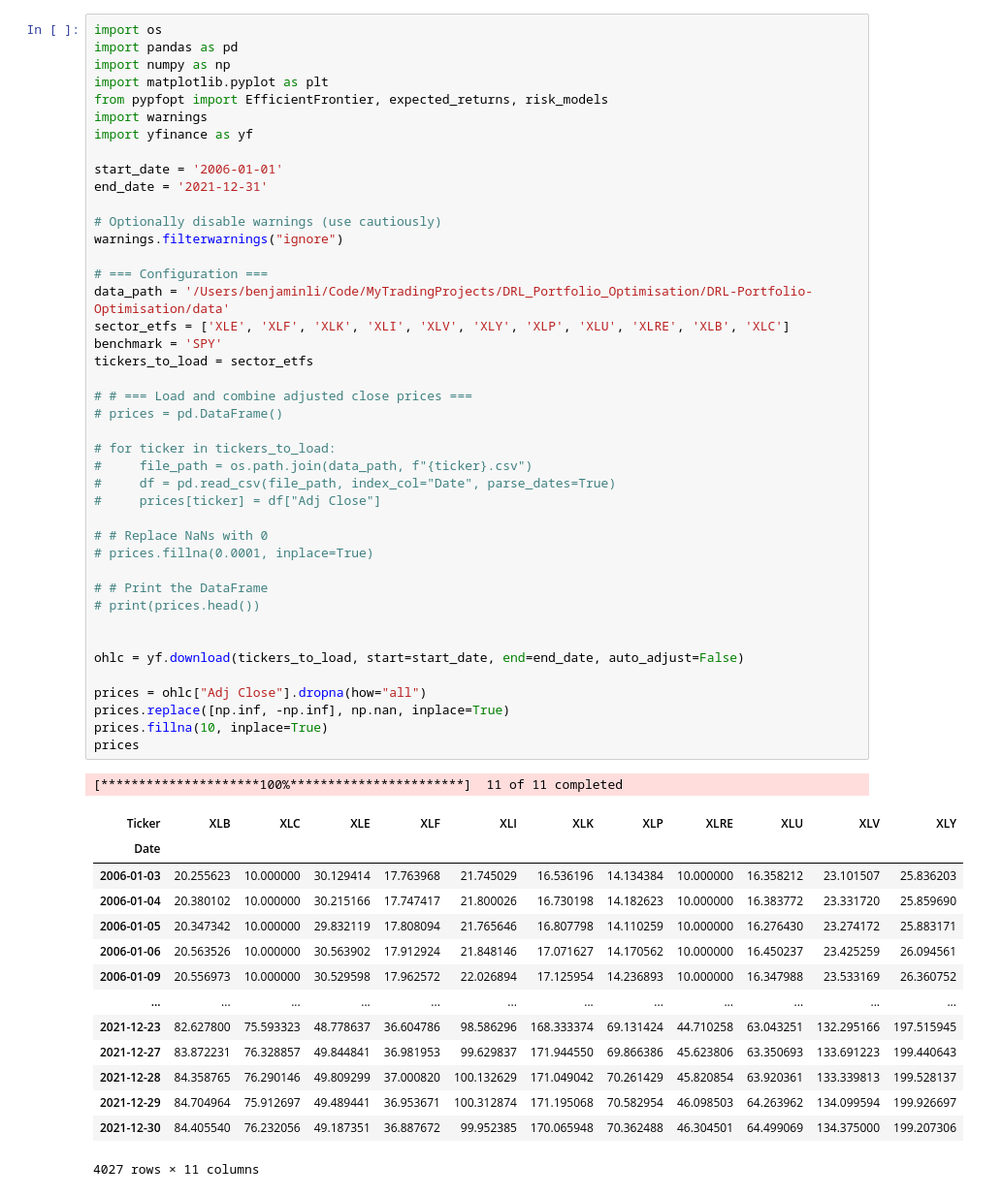
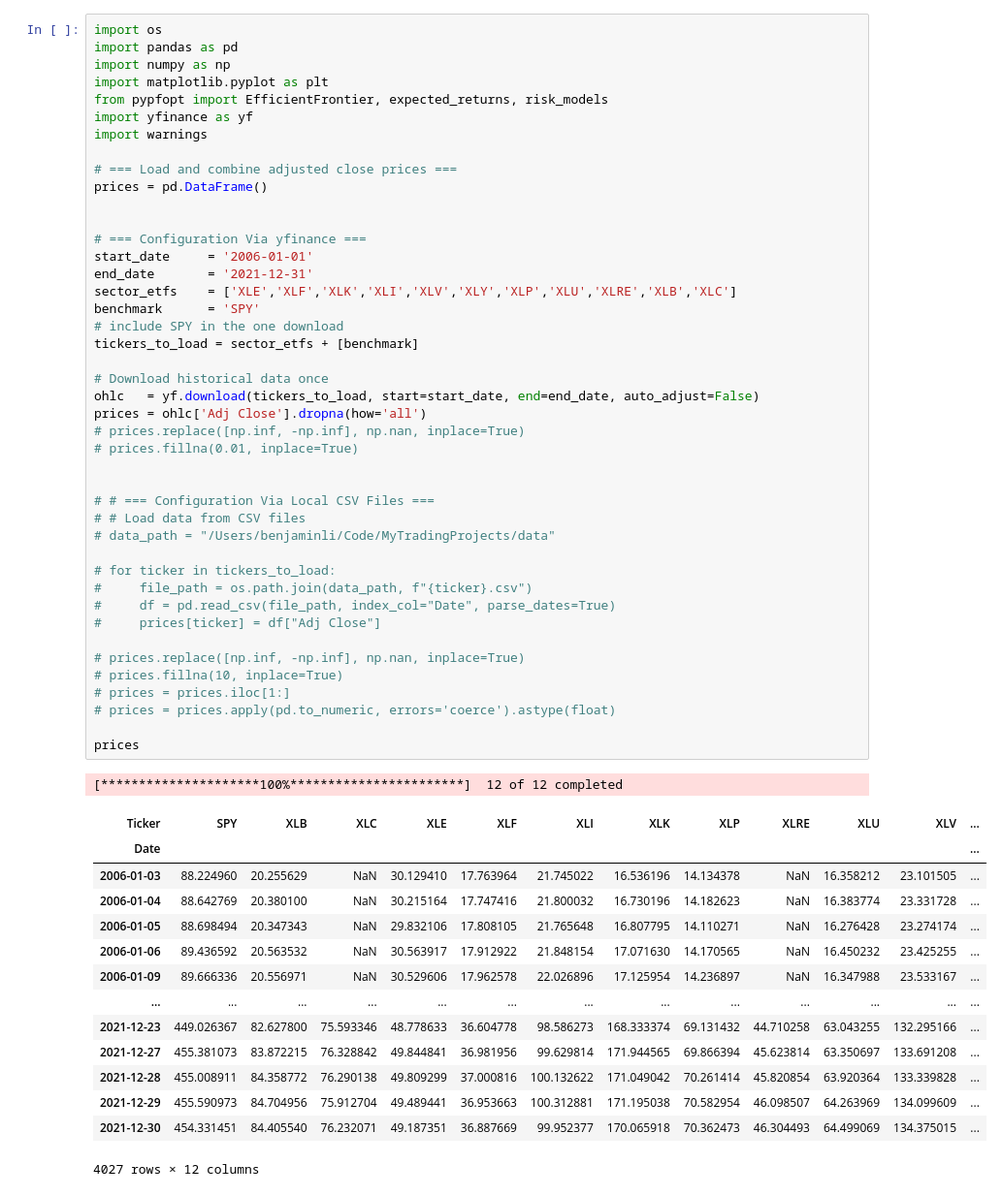
Before and after one commit to AP-03/DRL-Portfolio-Optimisation, a Jupyter notebook: MainMVO.ipynb, the cells around one changed output. Shown at 97% size. Cells and saved outputs as stored; diff of their text form.

Commit message:
added functionality for local csv files or yfinance. more extensive portfolio analysis

```diff
--- a/MainMVO.ipynb
+++ b/MainMVO.ipynb
@@ -1,58 +1,59 @@
 # %%
 import os
 import pandas as pd
 import numpy as np
 import matplotlib.pyplot as plt
 from pypfopt import EfficientFrontier, expected_returns, risk_models
+import yfinance as yf
 import warnings
-import yfinance as yf
 
-start_date = '2006-01-01'
-end_date = '2021-12-31'
+# === Load and combine adjusted close prices ===
+prices = pd.DataFrame()
 
-# Optionally disable warnings (use cautiously)
-warnings.filterwarnings("ignore")
 
-# === Configuration ===
-data_path = '/Users/benjaminli/Code/MyTradingProjects/DRL_Portfolio_Optimisation/DRL-Portfolio-Optimisation/data'
-sector_etfs = ['XLE', 'XLF', 'XLK', 'XLI', 'XLV', 'XLY', 'XLP', 'XLU', 'XLRE', 'XLB', 'XLC']
-benchmark = 'SPY'
-tickers_to_load = sector_etfs
+# === Configuration Via yfinance ===
+start_date     = '2006-01-01'
+end_date       = '2021-12-31'
+sector_etfs    = ['XLE','XLF','XLK','XLI','XLV','XLY','XLP','XLU','XLRE','XLB','XLC']
+benchmark      = 'SPY'
+# include SPY in the one download
+tickers_to_load = sector_etfs + [benchmark]
 
-# # === Load and combine adjusted close prices ===
-# prices = pd.DataFrame()
+# Download historical data once
+ohlc   = yf.download(tickers_to_load, start=start_date, end=end_date, auto_adjust=False)
+prices = ohlc['Adj Close'].dropna(how='all')
+# prices.replace([np.inf, -np.inf], np.nan, inplace=True)
+# prices.fillna(0.01, inplace=True)
+
+
+# # === Configuration Via Local CSV Files ===
+# # Load data from CSV files
+# data_path = "/Users/benjaminli/Code/MyTradingProjects/data"
 
 # for ticker in tickers_to_load:
 #     file_path = os.path.join(data_path, f"{ticker}.csv")
 #     df = pd.read_csv(file_path, index_col="Date", parse_dates=True)
 #     prices[ticker] = df["Adj Close"]
 
-# # Replace NaNs with 0
-# prices.fillna(0.0001, inplace=True)
+# prices.replace([np.inf, -np.inf], np.nan, inplace=True)
+# prices.fillna(10, inplace=True)
+# prices = prices.iloc[1:]
+# prices = prices.apply(pd.to_numeric, errors='coerce').astype(float)
 
-# # Print the DataFrame
-# print(prices.head())
-
-
-ohlc = yf.download(tickers_to_load, start=start_date, end=end_date, auto_adjust=False)
-
-prices = ohlc["Adj Close"].dropna(how="all")
-prices.replace([np.inf, -np.inf], np.nan, inplace=True)
-prices.fillna(10, inplace=True)
 prices
 # %% [output]
-[*********************100%***********************]  11 of 11 completed
+[*********************100%***********************]  12 of 12 completed
-| Ticker | XLB | XLC | XLE | XLF | XLI | XLK | XLP | XLRE | XLU | XLV | XLY |
-| Date |  |  |  |  |  |  |  |  |  |  |  |
-| 2006-01-03 | 20.255623 | 10.000000 | 30.129414 | 17.763968 | 21.745029 | 16.536196 | 14.134384 | 10.000000 | 16.358212 | 23.101507 | 25.836203 |
-| 2006-01-04 | 20.380102 | 10.000000 | 30.215166 | 17.747417 | 21.800026 | 16.730198 | 14.182623 | 10.000000 | 16.383772 | 23.331720 | 25.859690 |
-| 2006-01-05 | 20.347342 | 10.000000 | 29.832119 | 17.808094 | 21.765646 | 16.807798 | 14.110259 | 10.000000 | 16.276430 | 23.274172 | 25.883171 |
-| 2006-01-06 | 20.563526 | 10.000000 | 30.563902 | 17.912924 | 21.848146 | 17.071627 | 14.170562 | 10.000000 | 16.450237 | 23.425259 | 26.094561 |
-| 2006-01-09 | 20.556973 | 10.000000 | 30.529598 | 17.962572 | 22.026894 | 17.125954 | 14.236893 | 10.000000 | 16.347988 | 23.533169 | 26.360752 |
-| ... | ... | ... | ... | ... | ... | ... | ... | ... | ... | ... | ... |
-| 2021-12-23 | 82.627800 | 75.593323 | 48.778637 | 36.604786 | 98.586296 | 168.333374 | 69.131424 | 44.710258 | 63.043251 | 132.295166 | 197.515945 |
-| 2021-12-27 | 83.872231 | 76.328857 | 49.844841 | 36.981953 | 99.629837 | 171.944550 | 69.866386 | 45.623806 | 63.350693 | 133.691223 | 199.440643 |
-| 2021-12-28 | 84.358765 | 76.290146 | 49.809299 | 37.000820 | 100.132629 | 171.049042 | 70.261429 | 45.820854 | 63.920361 | 133.339813 | 199.528137 |
-| 2021-12-29 | 84.704964 | 75.912697 | 49.489441 | 36.953671 | 100.312874 | 171.195068 | 70.582954 | 46.098503 | 64.263962 | 134.099594 | 199.926697 |
-| 2021-12-30 | 84.405540 | 76.232056 | 49.187351 | 36.887672 | 99.952385 | 170.065948 | 70.362488 | 46.304501 | 64.499069 | 134.375000 | 199.207306 |
+| Ticker | SPY | XLB | XLC | XLE | XLF | XLI | XLK | XLP | XLRE | XLU | XLV | ... |
+| Date |  |  |  |  |  |  |  |  |  |  |  | ... |
+| 2006-01-03 | 88.224960 | 20.255629 | NaN | 30.129410 | 17.763964 | 21.745022 | 16.536196 | 14.134378 | NaN | 16.358212 | 23.101505 | ... |
+| 2006-01-04 | 88.642769 | 20.380100 | NaN | 30.215164 | 17.747416 | 21.800032 | 16.730196 | 14.182623 | NaN | 16.383774 | 23.331728 | ... |
+| 2006-01-05 | 88.698494 | 20.347343 | NaN | 29.832106 | 17.808105 | 21.765648 | 16.807795 | 14.110271 | NaN | 16.276428 | 23.274174 | ... |
+| 2006-01-06 | 89.436592 | 20.563532 | NaN | 30.563917 | 17.912922 | 21.848154 | 17.071630 | 14.170565 | NaN | 16.450232 | 23.425255 | ... |
+| 2006-01-09 | 89.666336 | 20.556971 | NaN | 30.529606 | 17.962578 | 22.026896 | 17.125954 | 14.236897 | NaN | 16.347988 | 23.533167 | ... |
+| ... | ... | ... | ... | ... | ... | ... | ... | ... | ... | ... | ... | ... |
+| 2021-12-23 | 449.026367 | 82.627800 | 75.593346 | 48.778633 | 36.604778 | 98.586273 | 168.333374 | 69.131432 | 44.710258 | 63.043255 | 132.295166 | ... |
+| 2021-12-27 | 455.381073 | 83.872215 | 76.328842 | 49.844841 | 36.981956 | 99.629814 | 171.944565 | 69.866394 | 45.623814 | 63.350697 | 133.691208 | ... |
+| 2021-12-28 | 455.008911 | 84.358772 | 76.290138 | 49.809299 | 37.000816 | 100.132622 | 171.049042 | 70.261414 | 45.820854 | 63.920364 | 133.339828 | ... |
+| 2021-12-29 | 455.590973 | 84.704956 | 75.912704 | 49.489441 | 36.953663 | 100.312881 | 171.195038 | 70.582954 | 46.098507 | 64.263969 | 134.099609 | ... |
+| 2021-12-30 | 454.331451 | 84.405540 | 76.232071 | 49.187351 | 36.887669 | 99.952377 | 170.065918 | 70.362473 | 46.304493 | 64.499069 | 134.375015 | ... |
-4027 rows × 11 columns
+4027 rows × 12 columns
```
Also changed, not shown: parts of 6 cells of this notebook.
